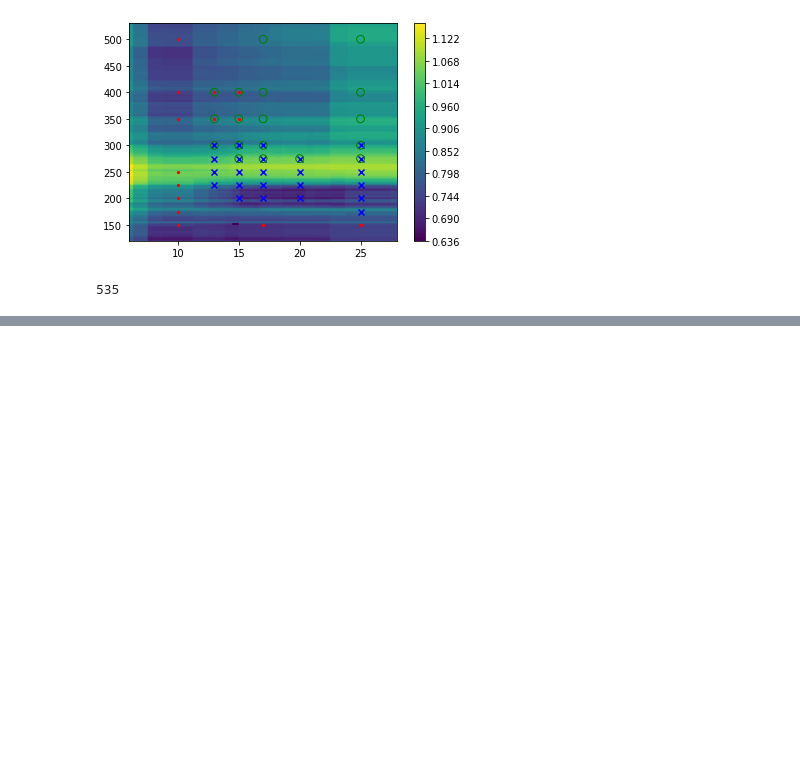
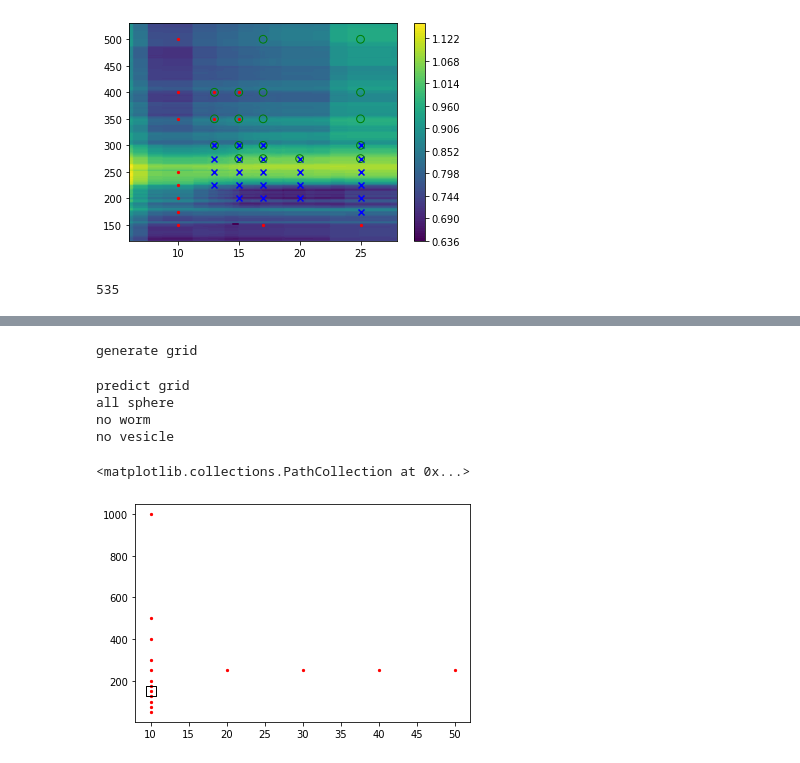
Before and after one commit to marioboley/PISA_ML, a Jupyter notebook: analysis/pcc.ipynb, the cells around one changed output, grey strips where cells are left out. Drawn from its saved outputs; the diff is of its cells as text; code cells hidden in the pictures; blank space fills up the shorter version.

```diff
--- a/analysis/pcc.ipynb
+++ b/analysis/pcc.ipynb
@@ -162,2 +390,0 @@ def augment(est, x_train, x_test, y_train, y_test):
-# %%
-random_forest_pcc.fit(_x_train, _y_train)
@@ -182,0 +394,3 @@ _x_train
+# %%
+query3 = (data.x.core_BzMA == 1) & (data.x.corona_GMA == 1)
+x[query3][['dp_core', 'conc', 'dp_corona', 'salt', 'ph', 'charged', 'temp']]
@@ -182,0 +457,3 @@ _x_train
+# %%
+exp3 = ActiveLearningExperiment(random_forest_pcc, x[~query3], x[query3], y[~query3], y[query3], 12)
+exp3.run()
@@ -182,0 +478,12 @@ _x_train
+# %%
+i = 1
+plot_marginal_morphology_contours(exp3.fits[i], exp3.x_test[0], exp3.y_test[0])
+plt.scatter(exp3.x_train[i][-i:]['conc'], exp3.x_train[i][-i:]['dp_core'], marker='s', facecolor='none', edgecolor='black', s=100)
+# %% [output]
+generate grid
+predict grid
+all sphere
+no worm
+no vesicle
+<matplotlib.collections.PathCollection at 0x...>
+[figure, added]
```
Also changed, not shown: parts of 29 cells of this notebook.
